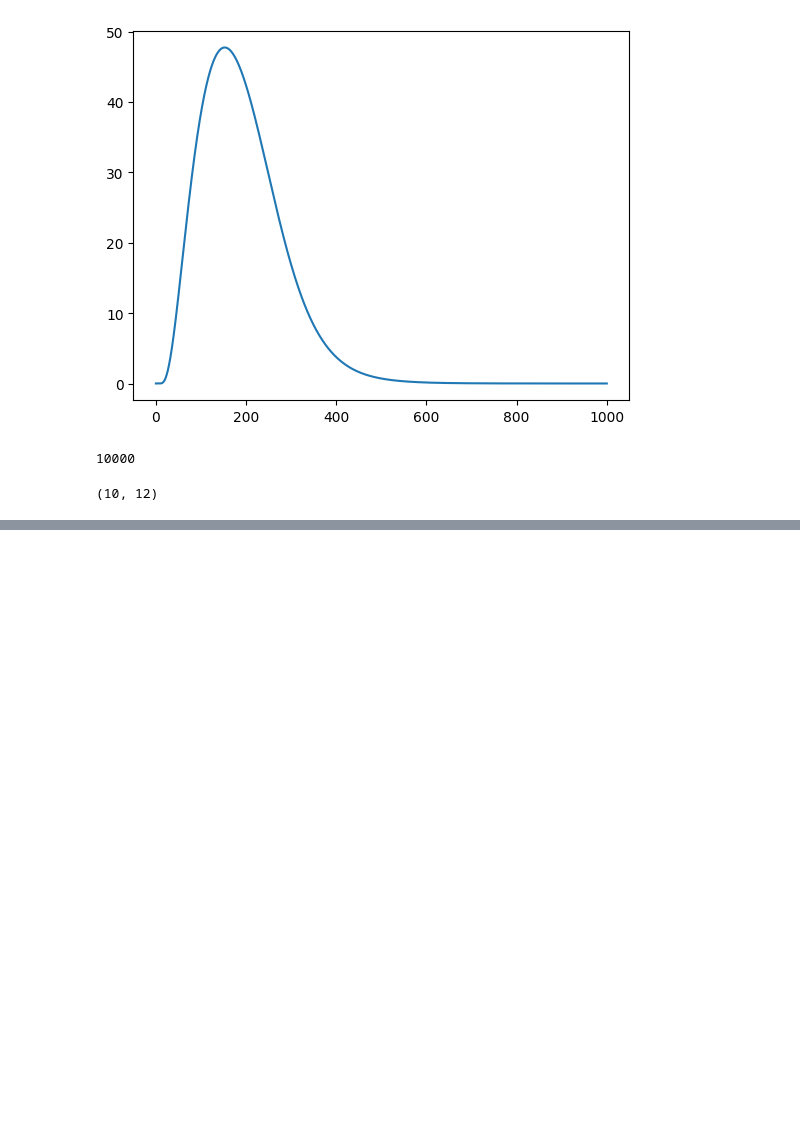
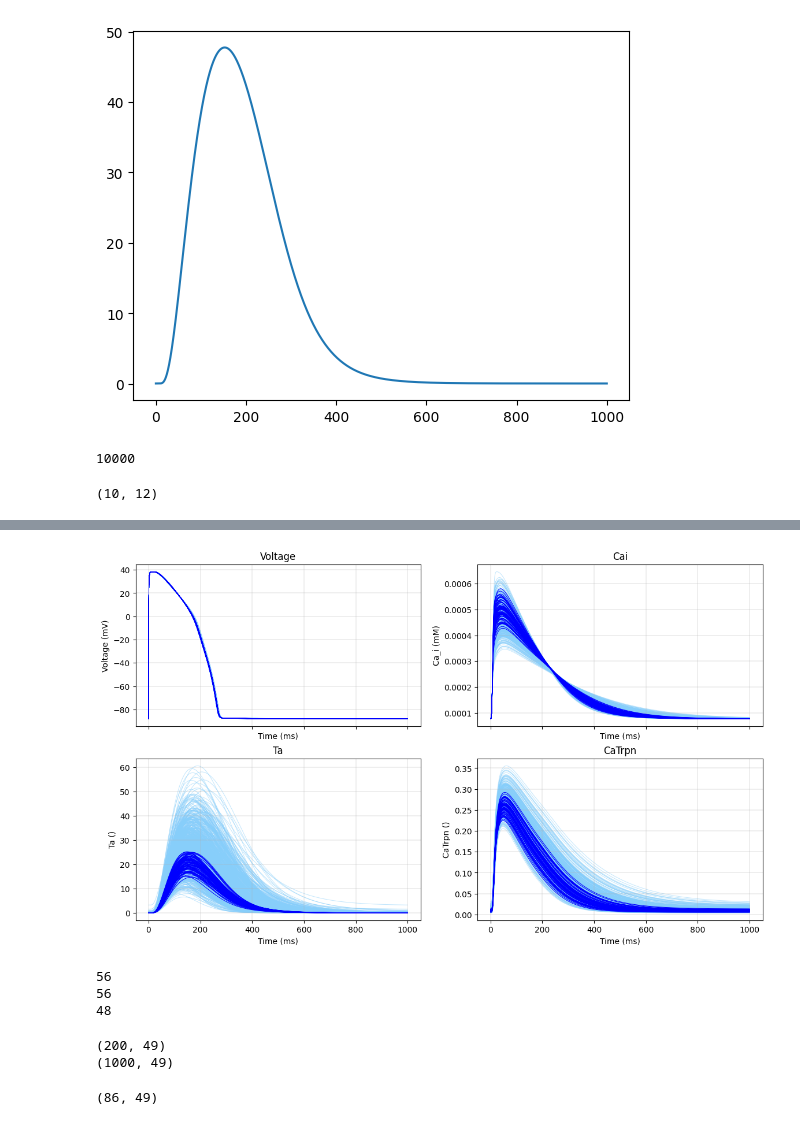
Before and after one commit to abraaum/master_project, a Jupyter notebook: Python/testing.ipynb, the cells around one changed output, grey strips where cells are left out. Saved outputs shown, nothing was run; the diff lists cells and outputs as text; code cells hidden in the pictures; blank space fills up the shorter version.

```diff
--- a/Python/testing.ipynb
+++ b/Python/testing.ipynb
@@ -1005,0 +1039,8 @@ NameError: name 'cell_type' is not defined
+# %%
+lst = np.load('init_pop/population_iso_control_remove.npy', allow_pickle=True)
+
+
+og_lst = list(range(1000))
+
+new_lst = np.setdiff1d(og_lst, lst)
+new_lst
@@ -1005,0 +1131,70 @@ NameError: name 'cell_type' is not defined
+# %%
+plot_population()
+# %% [output]
+[figure, added]
+# %%
+# test different methods for random selection
+
+mean_wins = 0
+min_win = 0
+max_win = 0
+
+for i in range(100):
+    pop_size = 100
+
+    all_val = np.random.normal(loc=1, scale = 0.15, size=100000)
+    selected_val = np.random.choice(all_val, (pop_size,12), replace=True)
+
+    selected_val_2 = np.random.normal(loc=1, scale = 0.15, size=(pop_size, 12))
+
+    my_avg = np.average(selected_val.mean(axis=0))
+    my_min = np.average(selected_val.min(axis=0))
+    my_max = np.average(selected_val.max(axis=0))
+
+    joak_avg = np.average(selected_val_2.mean(axis=0))
+    joak_min = np.average(selected_val_2.min(axis=0))
+    joak_max = np.average(selected_val_2.max(axis=0))
+
+    my_diff = abs(1-my_avg)
+    joak_diff = abs(1-joak_avg)
+
+    if my_diff < joak_diff:
+        mean_wins += 1
+
+    if my_min < joak_min:
+        min_win +=1
+
+    if my_max > joak_max:
+        max_win += 1
+
+
+print(mean_wins)
+print(min_win)
+print(max_win)
+# %% [output]
+56
+56
+48
+# %%
+# Merge together population again
+arr1 = np.load('init_pop/population_iso_control_1.npy')
+arr2 = np.load('init_pop/population_iso_control_2.npy')
+arr3 = np.load('init_pop/population_iso_control_3.npy')
+arr4 = np.load('init_pop/population_iso_control_4.npy')
+arr5 = np.load('init_pop/population_iso_control_5.npy')
+
+print(arr1.shape)
+
+full_arr = np.concatenate((arr1, arr2, arr3, arr4, arr5), axis=0)
+
+print(full_arr.shape)
+
+np.save('init_pop/population_iso_control.npy', full_arr)
+# %% [output]
+(200, 49)
+(1000, 49)
+# %%
+a = np.load('init_pop/population_iso_control_clean.npy')
+a.shape
+# %% [output]
+(86, 49)
```
Also changed, not shown: parts of 10 cells of this notebook, 6 other files.
